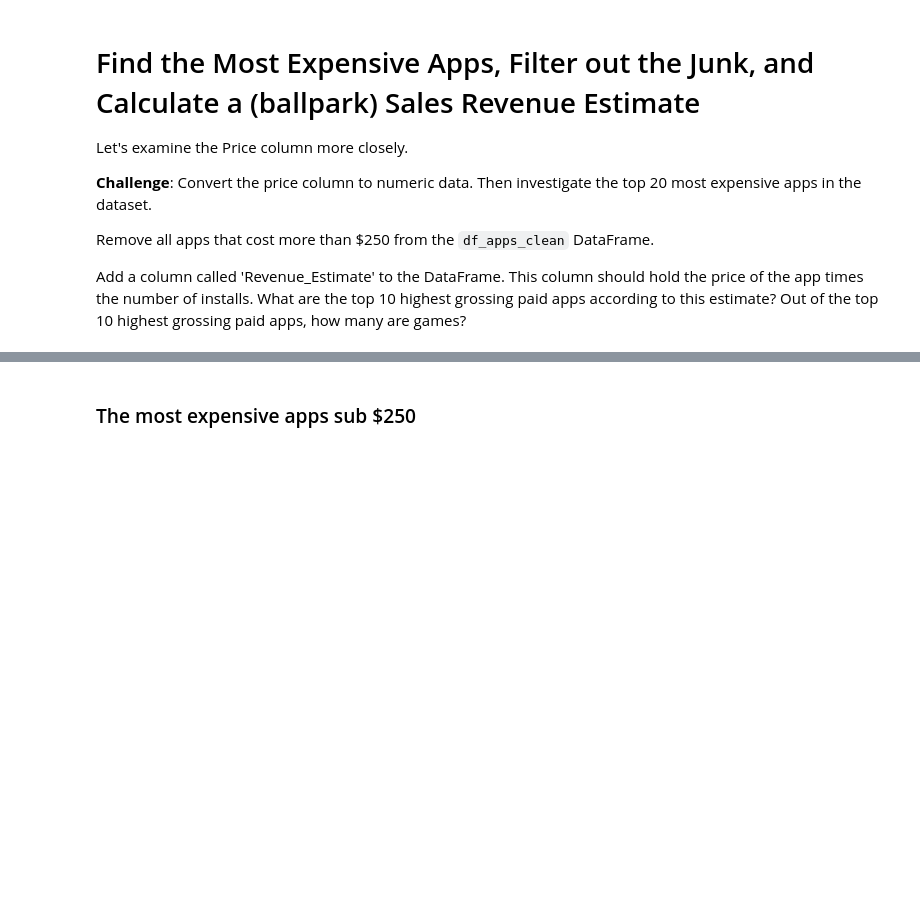
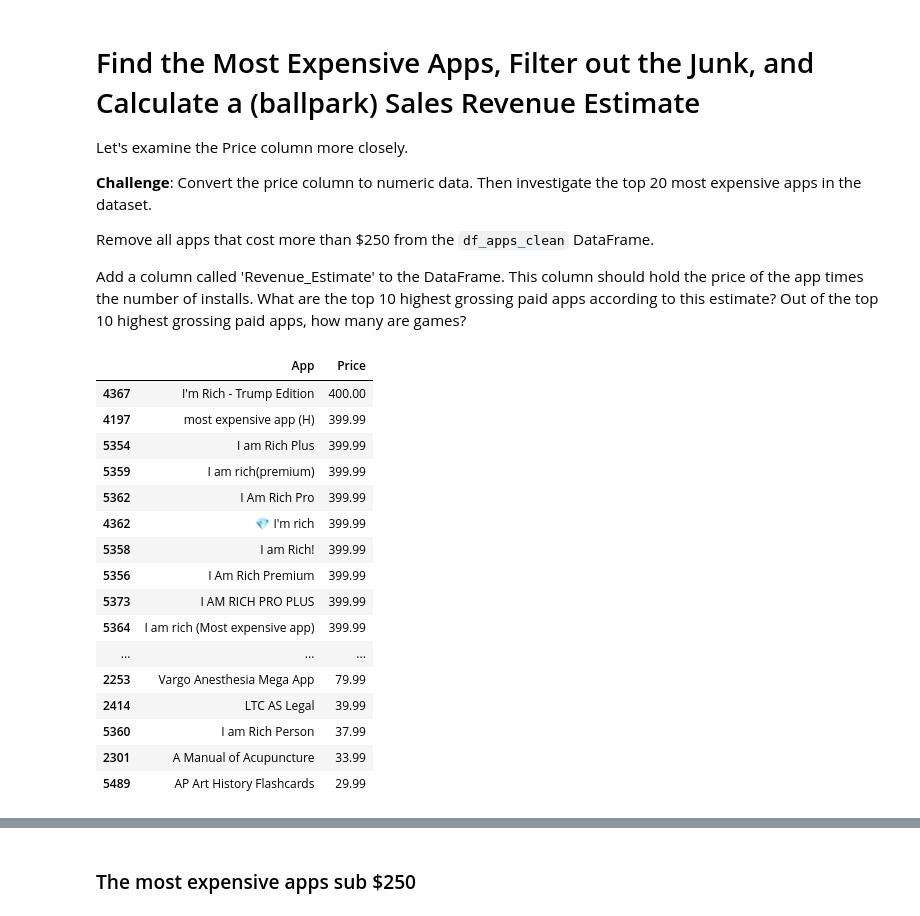
Before and after one commit to M-Awwab-Khan/google-playstore-data-analysis, a Jupyter notebook: Google Play Store App Analytics (start).ipynb, the cells around one changed output, grey strips where cells are left out. Cells and saved outputs as stored; diff of their text form; code cells hidden in the pictures; blank space fills up the shorter version.

```diff
--- a/Google Play Store App Analytics (start).ipynb
+++ b/Google Play Store App Analytics (start).ipynb
@@ -237,3 +298,23 @@ Let's examine the Price column more closely.
 Remove all apps that cost more than $250 from the `df_apps_clean` DataFrame.
 
 Add a column called 'Revenue_Estimate' to the DataFrame. This column should hold the price of the app times the number of installs. What are the top 10 highest grossing paid apps according to this estimate? Out of the top 10 highest grossing paid apps, how many are games?
+# %%
+df.sort_values('Price', ascending=False).head(20)[['App', 'Price']]
+# %% [output]
+|  | App | Price |
+| 4367 | I'm Rich - Trump Edition | 400.00 |
+| 4197 | most expensive app (H) | 399.99 |
+| 5354 | I am Rich Plus | 399.99 |
+| 5359 | I am rich(premium) | 399.99 |
+| 5362 | I Am Rich Pro | 399.99 |
+| 4362 | 💎 I'm rich | 399.99 |
+| 5358 | I am Rich! | 399.99 |
+| 5356 | I Am Rich Premium | 399.99 |
+| 5373 | I AM RICH PRO PLUS | 399.99 |
+| 5364 | I am rich (Most expensive app) | 399.99 |
+| ... | ... | ... |
+| 2253 | Vargo Anesthesia Mega App | 79.99 |
+| 2414 | LTC AS Legal | 39.99 |
+| 5360 | I am Rich Person | 37.99 |
+| 2301 | A Manual of Acupuncture | 33.99 |
+| 5489 | AP Art History Flashcards | 29.99 |
```
Also changed, not shown: parts of 11 cells of this notebook.
